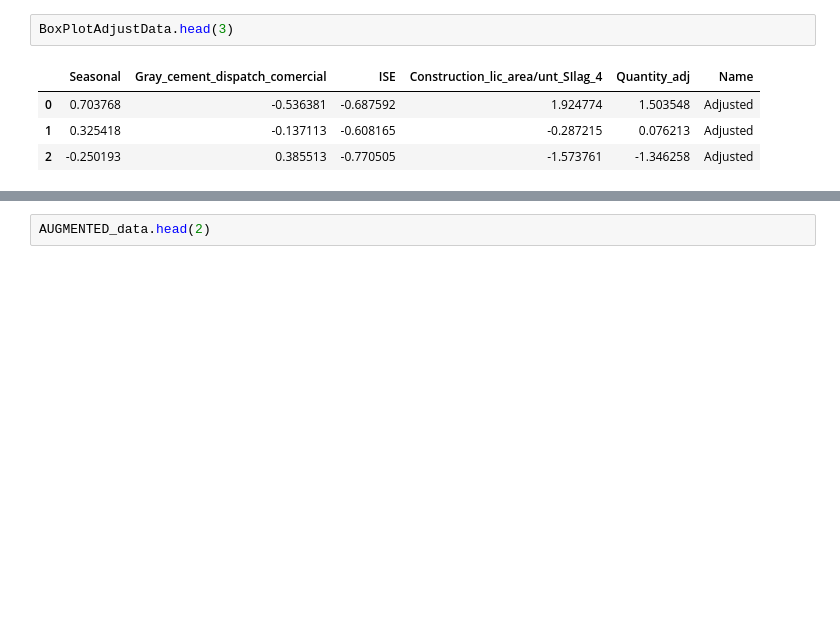
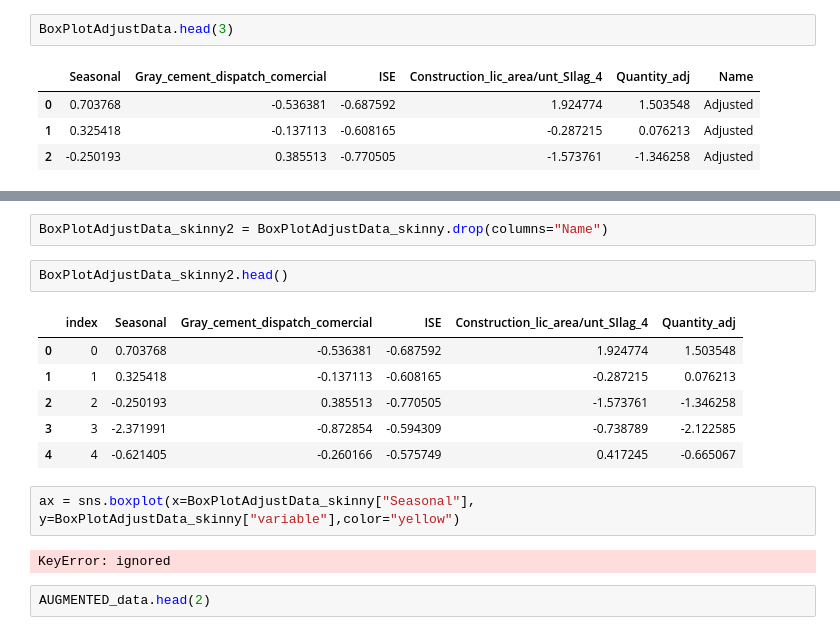
Before and after one commit to JF11579/Adelphi, a Jupyter notebook: Spring5_4.ipynb, the cells around one changed output, grey strips where cells are left out. Drawn from its saved outputs; the diff is of its cells as text; blank space fills up the shorter version.

```diff
--- a/Spring5_4.ipynb
+++ b/Spring5_4.ipynb
@@ -1102,3 +1121,18 @@ BoxPlotAdjustData.head(3)
+# %%
+BoxPlotAdjustData_skinny2 = BoxPlotAdjustData_skinny.drop(columns="Name")
+# %%
+BoxPlotAdjustData_skinny2.head()
+# %% [output]
+|  | index | Seasonal | Gray_cement_dispatch_comercial | ISE | Construction_lic_area/unt_SIlag_4 | Quantity_adj |
+| 0 | 0 | 0.703768 | -0.536381 | -0.687592 | 1.924774 | 1.503548 |
+| 1 | 1 | 0.325418 | -0.137113 | -0.608165 | -0.287215 | 0.076213 |
+| 2 | 2 | -0.250193 | 0.385513 | -0.770505 | -1.573761 | -1.346258 |
+| 3 | 3 | -2.371991 | -0.872854 | -0.594309 | -0.738789 | -2.122585 |
+| 4 | 4 | -0.621405 | -0.260166 | -0.575749 | 0.417245 | -0.665067 |
+# %%
+ax = sns.boxplot(x=BoxPlotAdjustData_skinny["Seasonal"], y=BoxPlotAdjustData_skinny["variable"],color="yellow")
+# %% [output]
+KeyError: ignored
 # %%
 AUGMENTED_data.head(2)
 # %% [output]
```
Also changed, not shown: parts of 9 cells of this notebook.
